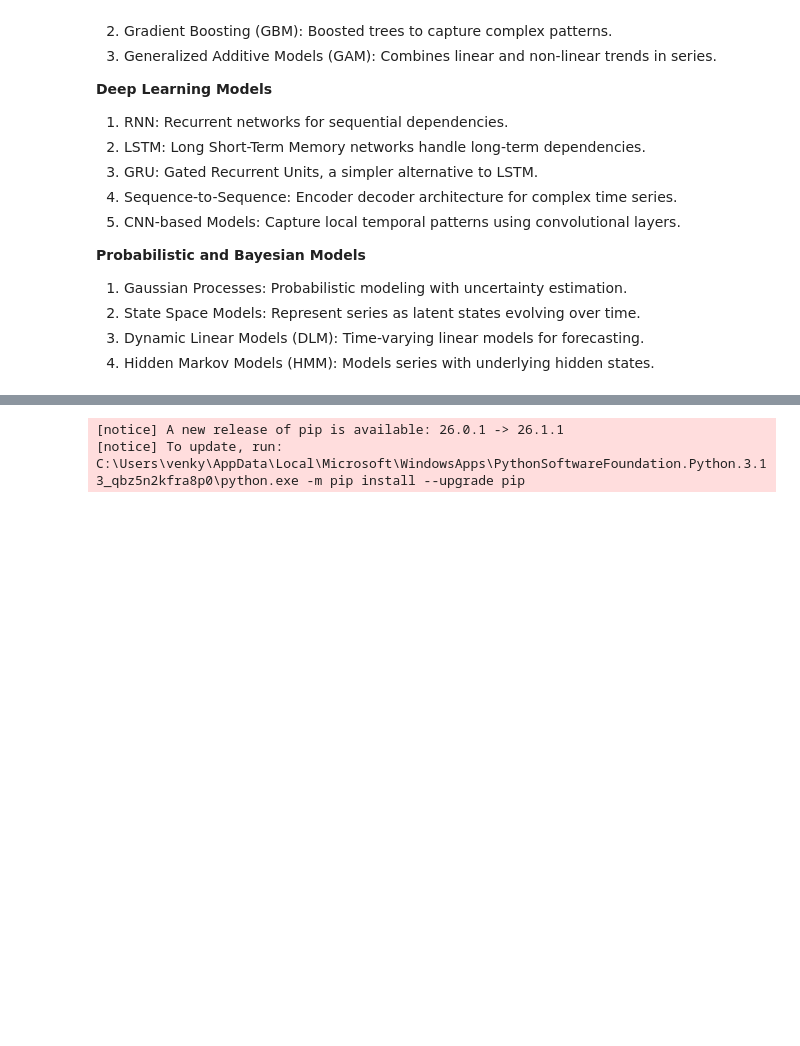
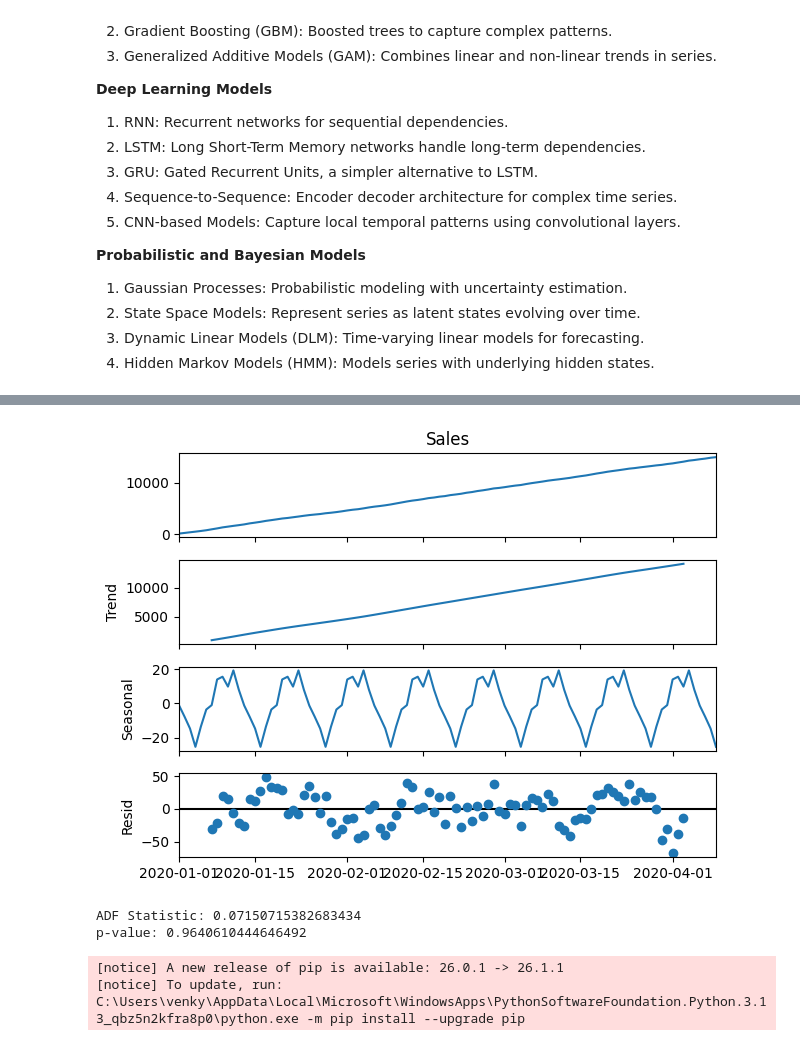
Before and after one commit to venkateshsalla01/Axiora_DS_Trainings, a Jupyter notebook: Machine_Learning/Time_series.ipynb, the cells around one changed output, grey strips where cells are left out. Cells and saved outputs as stored; diff of their text form; code cells hidden in the pictures; blank space fills up the shorter version.

```diff
--- a/Machine_Learning/Time_series.ipynb
+++ b/Machine_Learning/Time_series.ipynb
@@ -154,3 +430,28 @@ Time Series Analysis and Decomposition is used to study sequential data over tim
+# %%
+df['day'] = df.index.day
+df['month'] = df.index.month
+df['weekday'] = df.index.weekday
+df['lag_1'] = df['Sales'].shift(1)
+df['rolling_mean'] = df['Sales'].rolling(7).mean()
+# %%
+from statsmodels.tsa.seasonal import seasonal_decompose
+
+decompose = seasonal_decompose(df['Sales'], model='additive', period=12)
+
+decompose.plot()
+plt.show()
+# %% [output]
+[figure, added]
+# %%
+from statsmodels.tsa.stattools import adfuller
+
+result = adfuller(df['Sales'])
+
+print("ADF Statistic:", result[0])
+print("p-value:", result[1])
+# %% [output]
+ADF Statistic: 0.07150715382683434
+p-value: 0.9640610444646492
 # %%
 !pip install --quiet pmdarima statsmodels matplotlib pandas numpy scikit-learn
 # %% [output]
```
Also changed, not shown: parts of 30 cells of this notebook, 1 other file.
